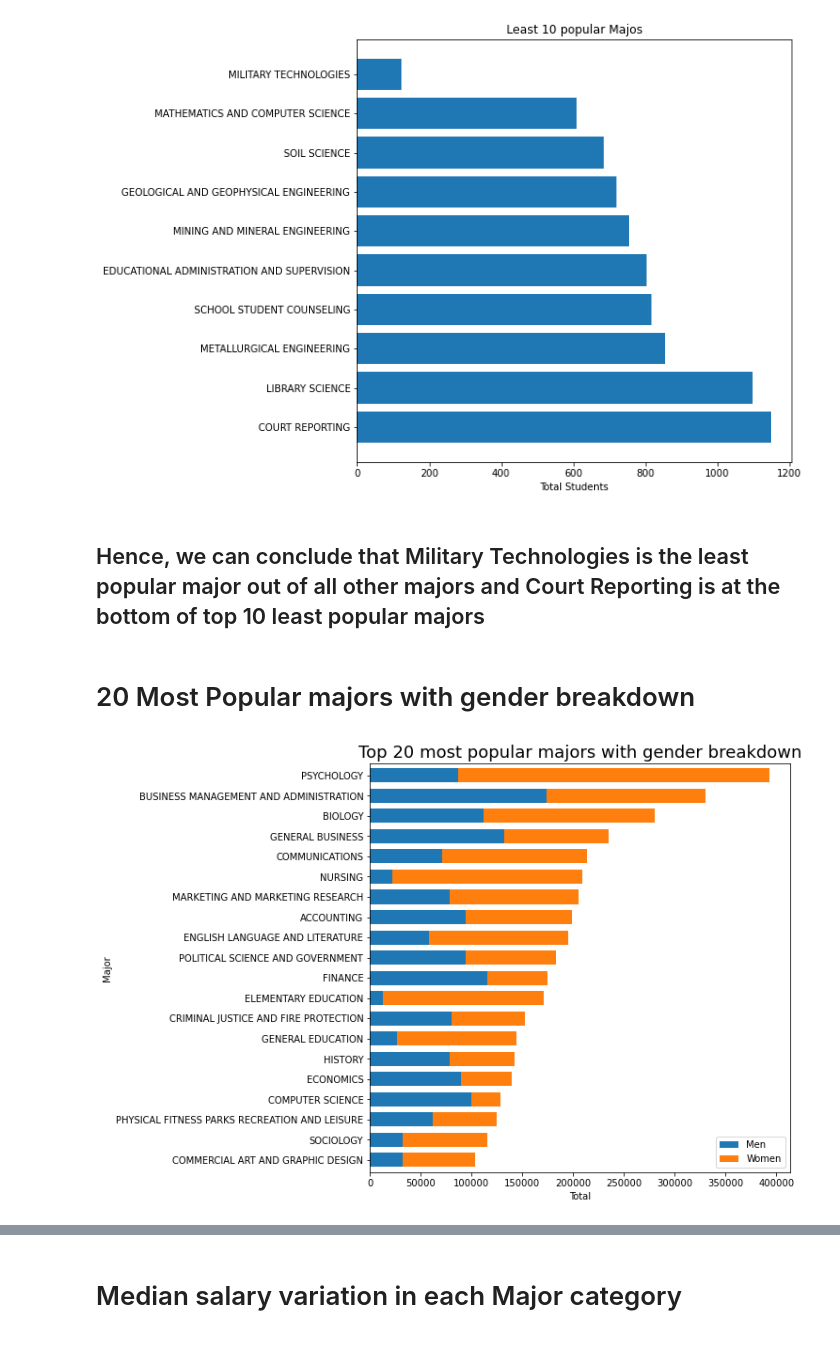
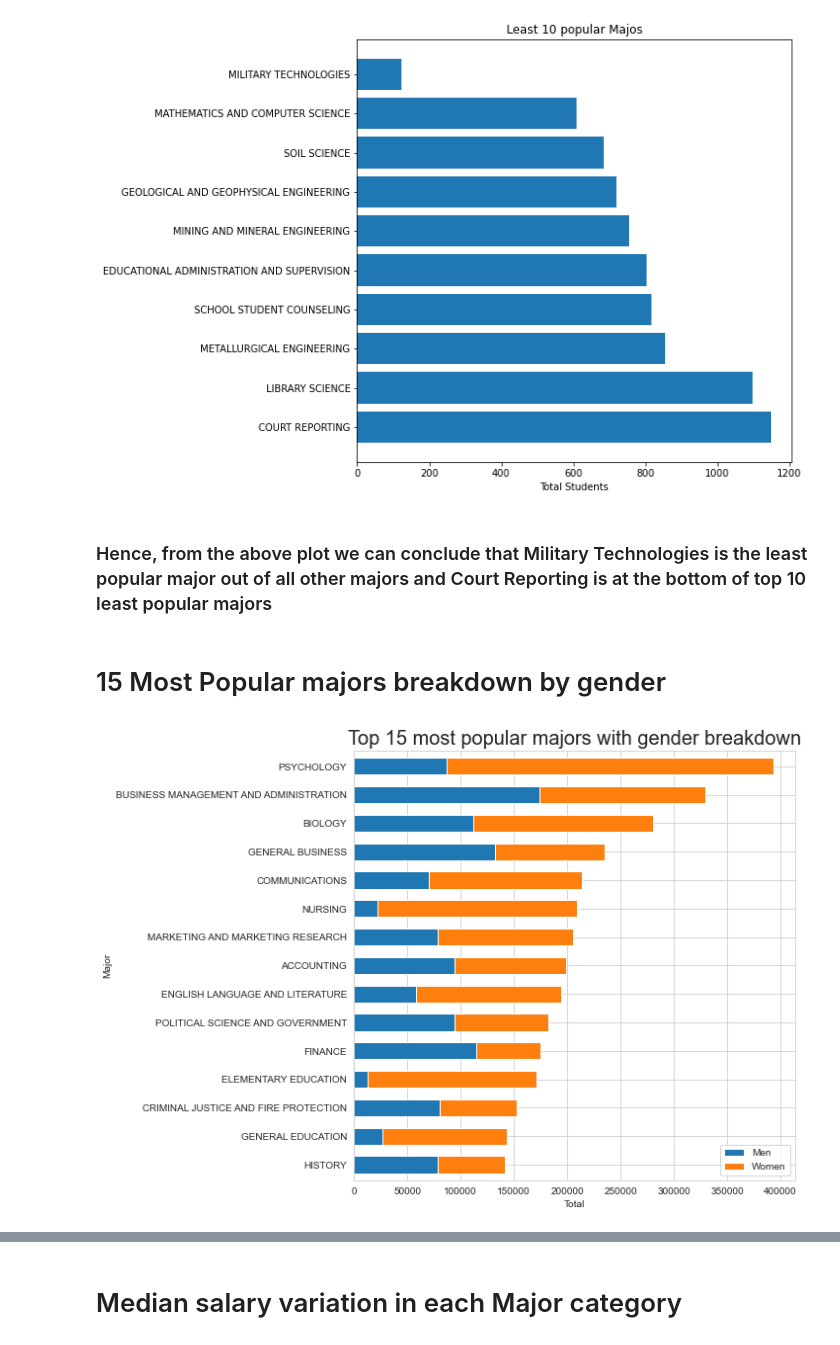
Before and after one commit to puneettokhi/CMPE255, a Jupyter notebook: college_major_analysis.ipynb, the cells around one changed output, grey strips where cells are left out. Drawn from its saved outputs; the diff is of its cells as text; code cells hidden in the pictures.

```diff
--- a/college_major_analysis.ipynb
+++ b/college_major_analysis.ipynb
@@ -411,21 +495,22 @@ plt.show()
 # %% [output]
 [figure]
 # %% [markdown]
-## Hence, we can conclude that Military Technologies is the least popular major out of all other majors and Court Reporting is at the bottom of top 10 least popular majors
+### Hence, from the above plot we can conclude that Military Technologies is the least popular major out of all other majors and Court Reporting is at the bottom of top 10 least popular majors
 # %% [markdown]
-# 20 Most Popular majors with gender breakdown
+# 15 Most Popular majors breakdown by gender
 # %%
-total_graduates_by_major = recent_grads_df.groupby('Major').sum().sort_values('Total', ascending=False).head(20).reset_index()
+# head is set to 15 to get top 15 majors
+graduates_major_grouping = recent_grads_df.groupby('Major').sum().sort_values('Total', ascending=False).head(15).reset_index()
 
-major_gender_df = total_graduates_by_major.sort_values('Total')[['Major', 'Men', 'Women']]
+major_gender_df = graduates_major_grouping.sort_values('Total')[['Major', 'Men', 'Women']]
 major_gender_df.set_index('Major', inplace=True)
-major_gender_df.plot(kind='barh', stacked=True, figsize=(8,8), width=0.7)
+major_gender_df.plot(kind='barh', stacked=True, figsize=(8,8), width=0.6)
 
 plt.xlabel('Total')
-plt.title('Top 20 most popular majors with gender breakdown', fontdict={'fontsize': 18})
+plt.title('Top 15 most popular majors with gender breakdown', fontdict={'fontsize': 20})
 plt.show()
 # %% [output]
-[figure, old version]
+[figure, new version]
 # %% [markdown]
 ### From the above plot, we can see that:
 * Psychology seems to be the most popular major which is highly skewed towards women
```
Also changed, not shown: parts of 52 cells of this notebook.
